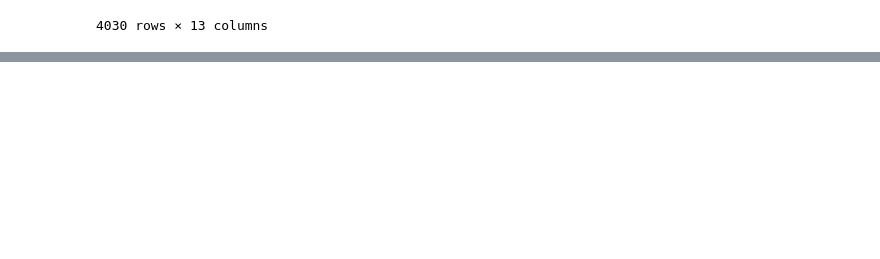
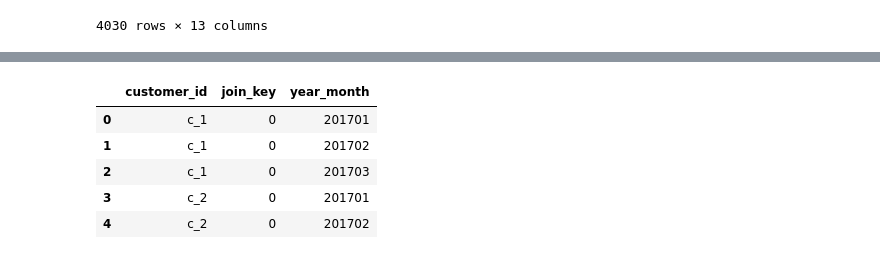
Before and after one commit to shake345/pre_treatment, a Jupyter notebook: pre_treatment.ipynb, the cells around one changed output, grey strips where cells are left out. Saved outputs shown, nothing was run; the diff lists cells and outputs as text; code cells hidden in the pictures; blank space fills up the shorter version.

```diff
--- a/pre_treatment.ipynb
+++ b/pre_treatment.ipynb
@@ -382,0 +395,29 @@ display(reserve_tb)
+# %%
+import datetime
+from dateutil.relativedelta import relativedelta
+
+# 年月マスタの生成
+month_mst = pd.DataFrame({
+    'year_month':
+    # relativedeltaで2017-01-01をx月間進める、xは0,1,2を代入
+    # 2017-01-01, 2017-02-01, 2017-03-01のリストを生成
+    [(datetime.date(2017,1,1) + relativedelta(months=x)).strftime('%Y%m')
+    for x in range(0, 3)]
+})
+
+# cross_joinのために全て同じ値の結合キーを準備
+customer_tb['join_key'] = 0
+month_mst['join_key'] = 0
+
+customer_mst = pd.merge(
+    customer_tb[['customer_id','join_key']], month_mst, on='join_key'
+)
+
+display(customer_mst.head())
+# %% [output]
+|  | customer_id | join_key | year_month |
+| 0 | c_1 | 0 | 201701 |
+| 1 | c_1 | 0 | 201702 |
+| 2 | c_1 | 0 | 201703 |
+| 3 | c_2 | 0 | 201701 |
+| 4 | c_2 | 0 | 201702 |
```
Also changed, not shown: parts of 5 cells of this notebook.
